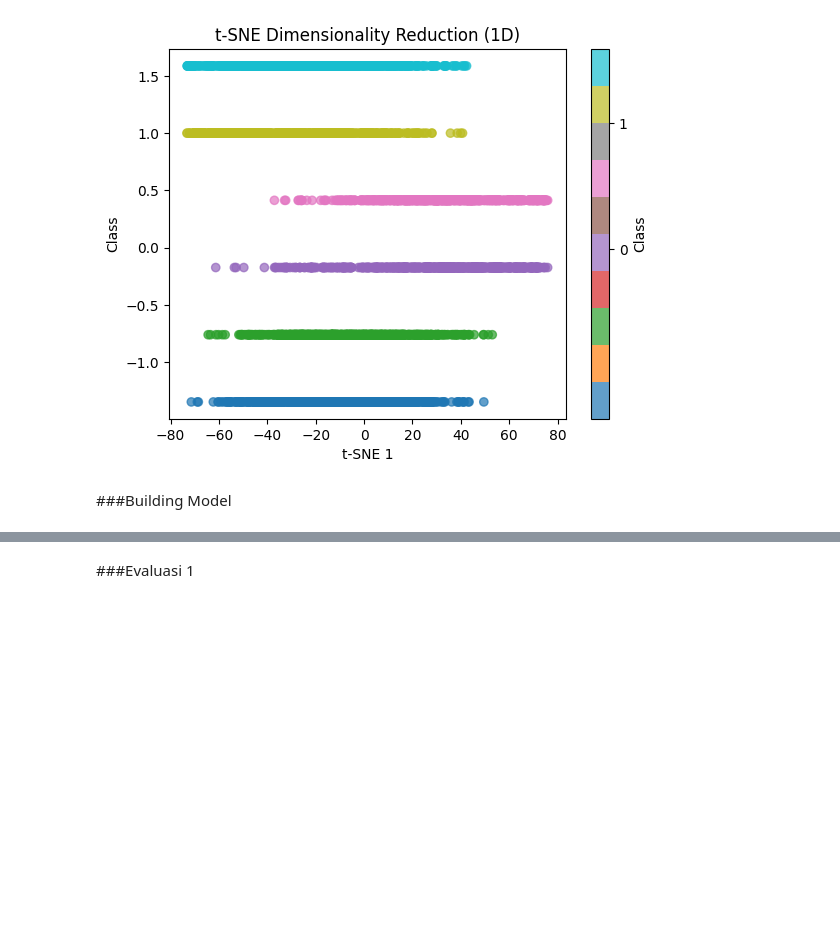
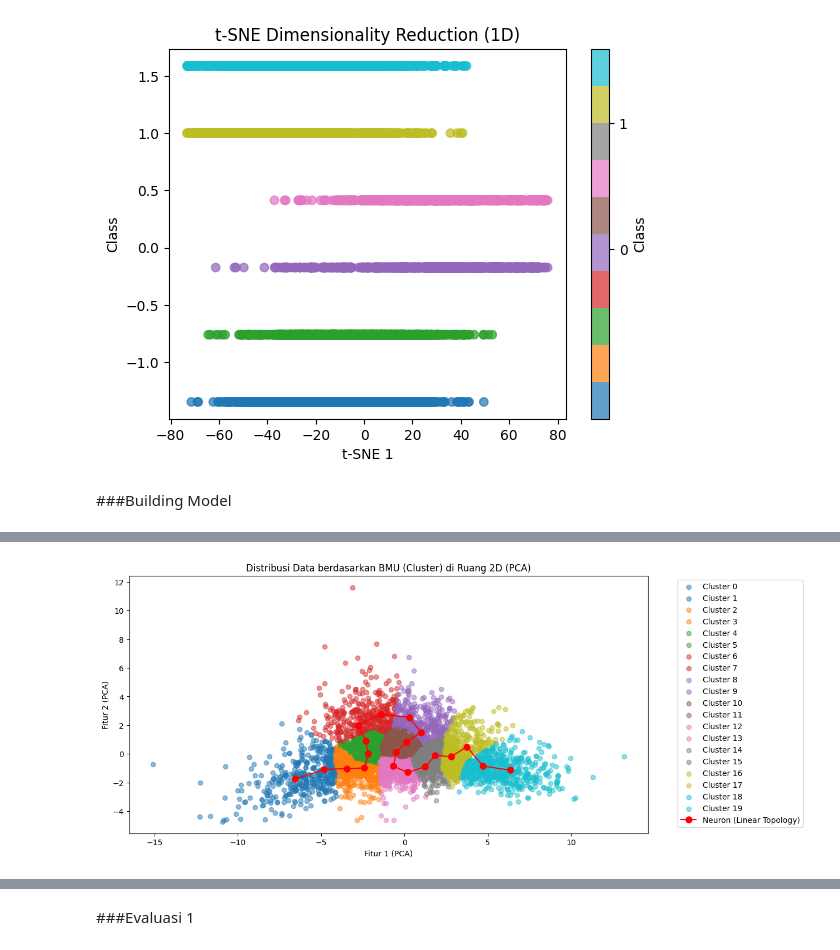
Before and after one commit to salmafthn/Linear-SOM-for-Color-Feature-Datasets, a Jupyter notebook: JSTindianscammer.ipynb, the cells around one changed output, grey strips where cells are left out. Saved outputs shown, nothing was run; the diff lists cells and outputs as text; code cells hidden in the pictures; blank space fills up the shorter version.

```diff
--- a/JSTindianscammer.ipynb
+++ b/JSTindianscammer.ipynb
@@ -464,3 +194,36 @@ Trained SOM weights: [[ 2.56215035e-01 -6.58720591e-01  3.82106336e-01 -2.155344
+# %%
+# Melakukan PCA ke 2D untuk visualisasi
+from sklearn.decomposition import PCA
+
+# Asumsi Anda sudah memiliki X_train sebagai data asli tanpa kelas (tanpa kolom 'Class')
+pca = PCA(n_components=2)
+X_pca_2d = pca.fit_transform(X_train_np)
+
+# Hitung BMU untuk setiap titik data dalam hasil PCA
+bmu_indices_pca = np.array([som_pca.hitung_bmu(x) for x in X_pca_2d])
+
+# Buat scatter plot dengan warna berbeda untuk setiap BMU berdasarkan hasil PCA
+plt.figure(figsize=(12, 6))
+
+# Loop untuk setiap BMU unik
+unique_bmu_indices_pca = np.unique(bmu_indices_pca)
+colors = plt.cm.get_cmap("tab10", len(unique_bmu_indices_pca))  # Colormap 'tab10' untuk warna berbeda
+
+for i, bmu in enumerate(unique_bmu_indices_pca):
+    # Filter data yang termasuk dalam BMU saat ini
+    cluster_data_pca = X_pca_2d[bmu_indices_pca == bmu]
+    plt.scatter(cluster_data_pca[:, 0], cluster_data_pca[:, 1], label=f'Cluster {bmu}', color=colors(i), alpha=0.5)
+
+# Plot neuron dalam topologi linier untuk PCA sebagai titik merah
+plt.plot(weights_pca[:, 0], weights_pca[:, 1], 'r-o', label="Neuron (Linear Topology)", markersize=8)
+
+plt.title("Distribusi Data berdasarkan BMU (Cluster) di Ruang 2D (PCA)")
+plt.xlabel("Fitur 1 (PCA)")
+plt.ylabel("Fitur 2 (PCA)")
+plt.legend(bbox_to_anchor=(1.05, 1), loc='upper left')
+plt.show()
+# %% [output]
+[figure, added]
 # %%
 # Dengan t-SNE
 m = 13
```
Also changed, not shown: parts of 36 cells of this notebook, 5 other files.
